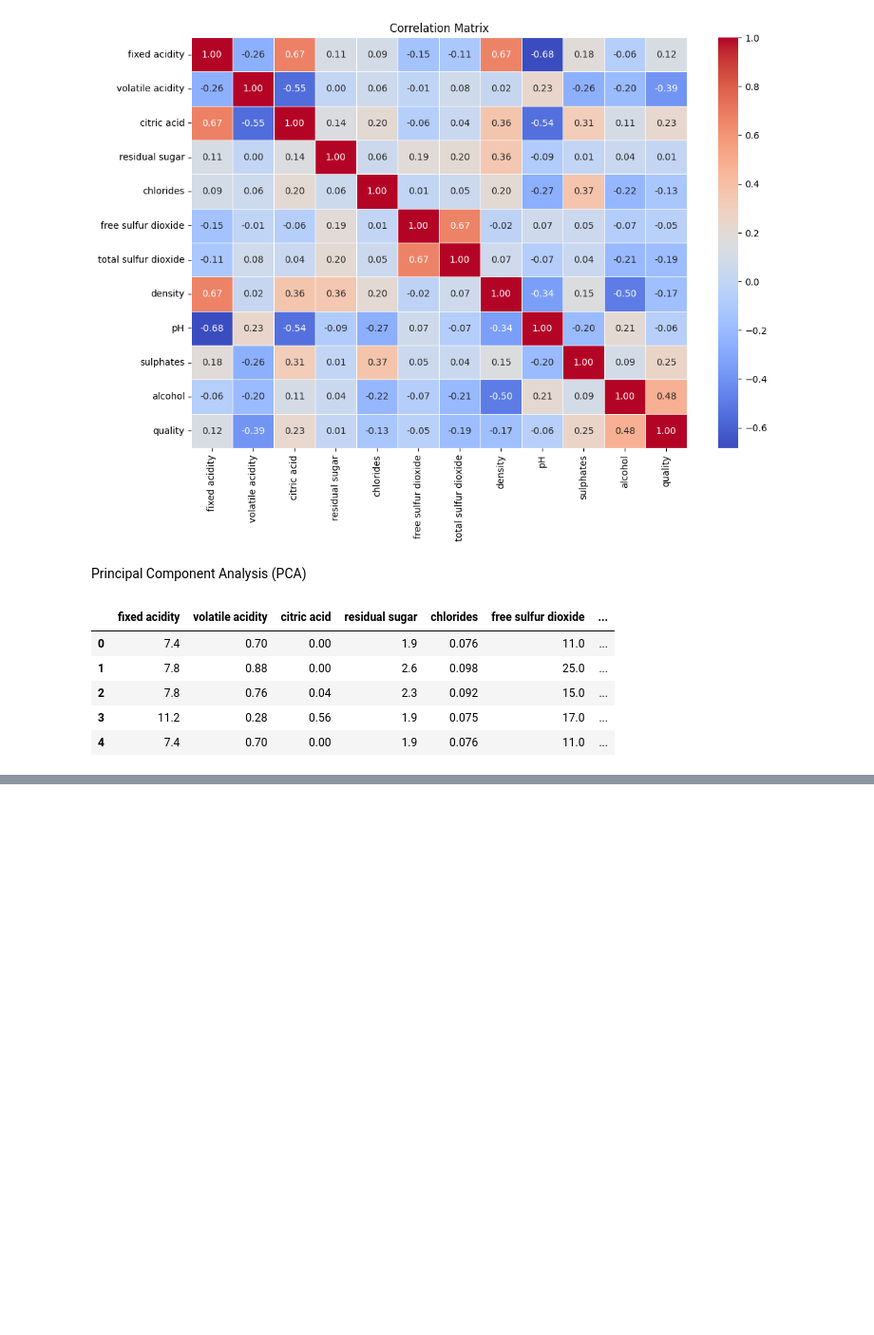
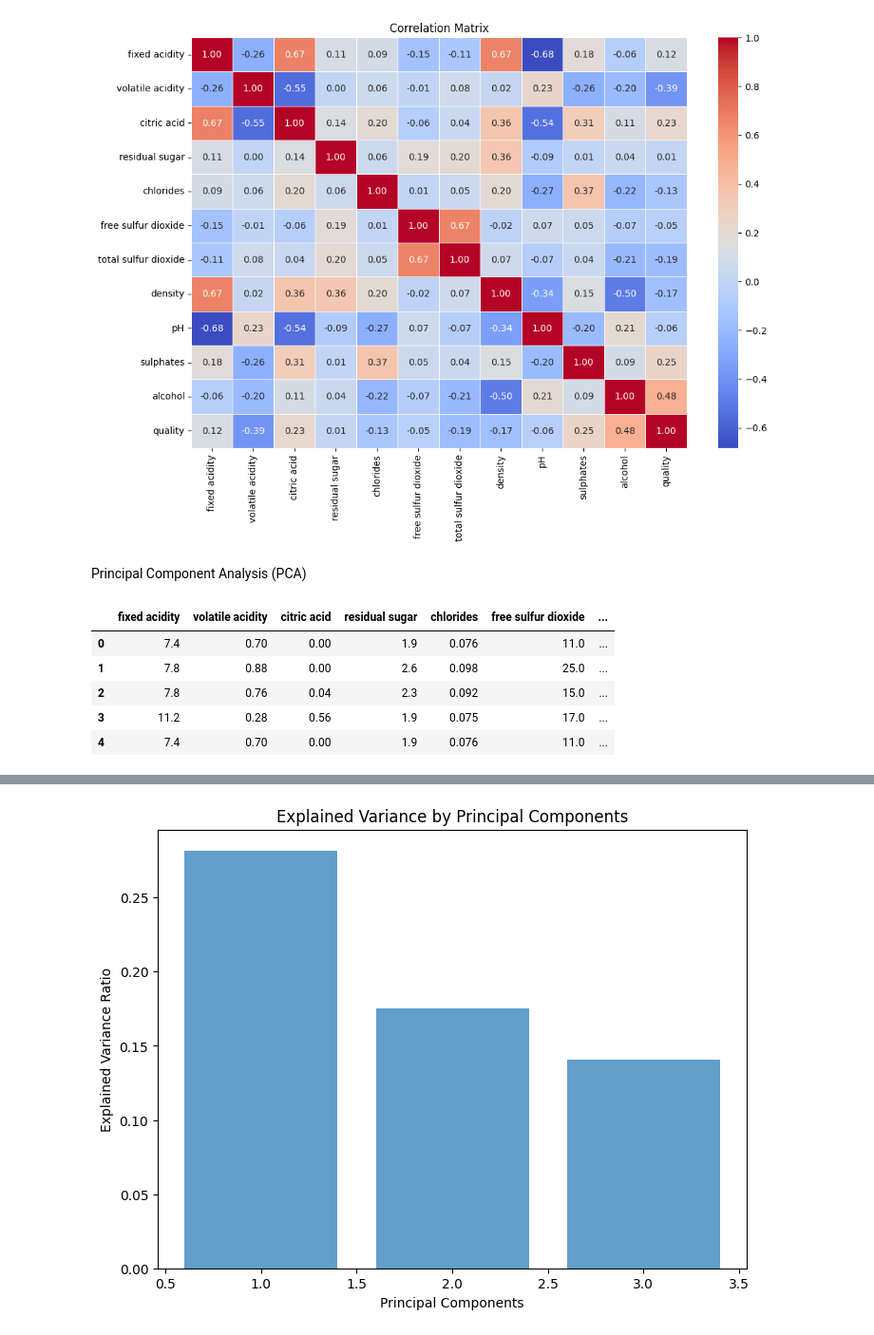
Before and after one commit to gsankarvg/Pattern-Rec---LC1, a Jupyter notebook: q9.ipynb, the cells around one changed output, grey strips where cells are left out. Shown: that part at 95% size. Saved outputs shown, nothing was run; the diff lists cells and outputs as text; code cells hidden in the pictures; blank space fills up the shorter version.

```diff
--- a/q9.ipynb
+++ b/q9.ipynb
@@ -189,0 +120,9 @@ Note: you may need to restart the kernel to use updated packages.
+# %%
+plt.figure(figsize=(8, 6))
+plt.bar(range(1, len(exp_var_ratio) + 1), exp_var_ratio, alpha=0.7)
+plt.xlabel('Principal Components')
+plt.ylabel('Explained Variance Ratio')
+plt.title('Explained Variance by Principal Components')
+plt.show()
+# %% [output]
+[figure, added]
```
Also changed, not shown: parts of 10 cells of this notebook, 14 other files.
